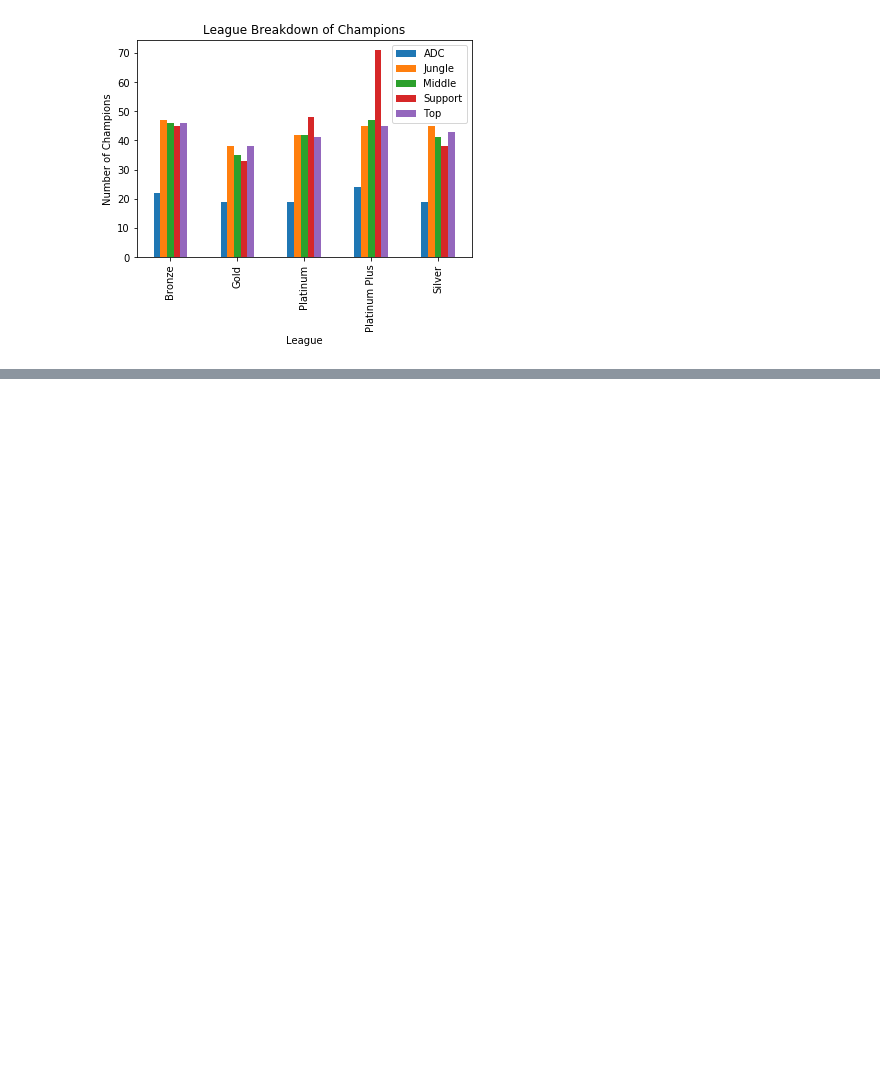
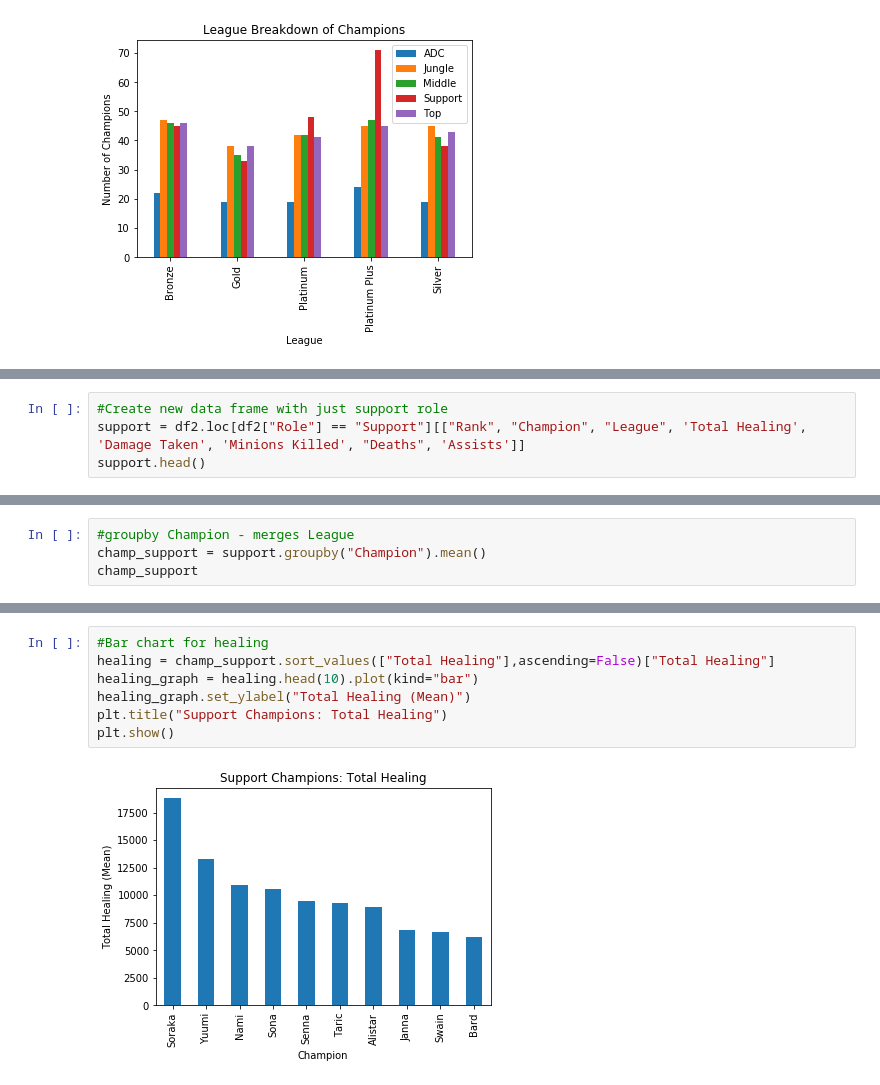
Before and after one commit to CodeReber/lol_champions, a Jupyter notebook: lms_lol.ipynb, the cells around one changed output, grey strips where cells are left out. Cells and saved outputs as stored; diff of their text form; blank space fills up the shorter version.

Commit message:
Finished Support character analysis

```diff
--- a/lms_lol.ipynb
+++ b/lms_lol.ipynb
@@ -276,0 +269,4 @@ plt.show()
+# %%
+#Create new data frame with just support role
+support = df2.loc[df2["Role"] == "Support"][["Rank", "Champion", "League", 'Total Healing', 'Damage Taken', 'Minions Killed', "Deaths", 'Assists']]
+support.head()
@@ -276,0 +280,4 @@ plt.show()
+# %%
+#groupby Champion - merges League
+champ_support = support.groupby("Champion").mean()
+champ_support
@@ -276,0 +299,9 @@ plt.show()
+# %%
+#Bar chart for healing
+healing = champ_support.sort_values(["Total Healing"],ascending=False)["Total Healing"]
+healing_graph = healing.head(10).plot(kind="bar")
+healing_graph.set_ylabel("Total Healing (Mean)")
+plt.title("Support Champions: Total Healing")
+plt.show()
+# %% [output]
+[figure, added]
```
Also changed, not shown: parts of 10 cells of this notebook.
